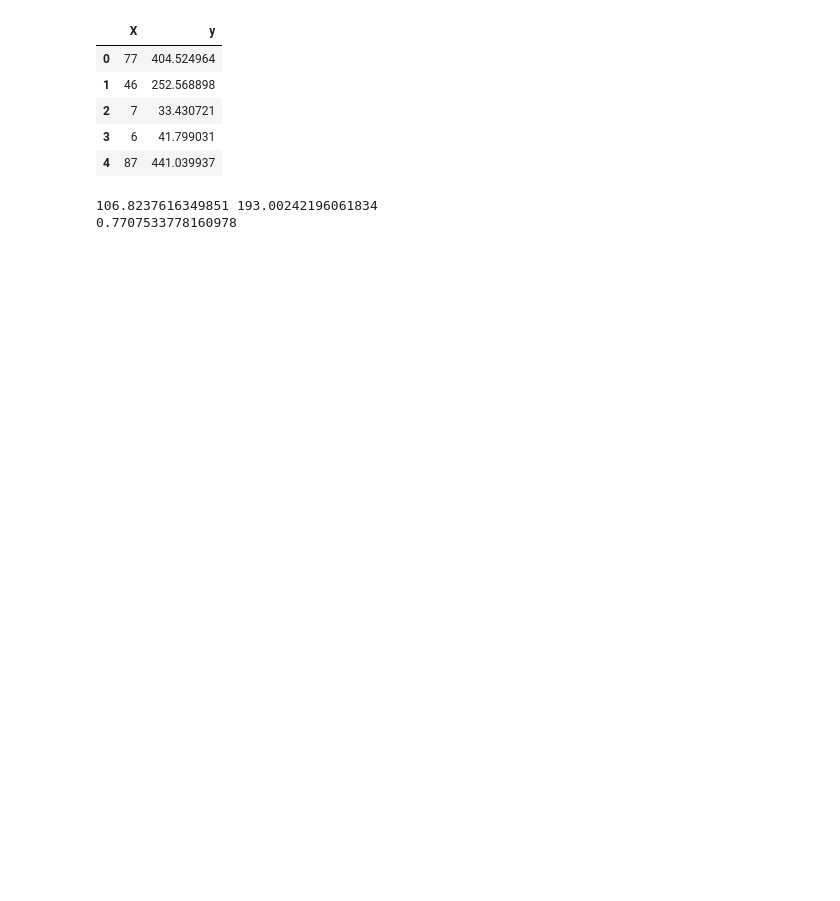
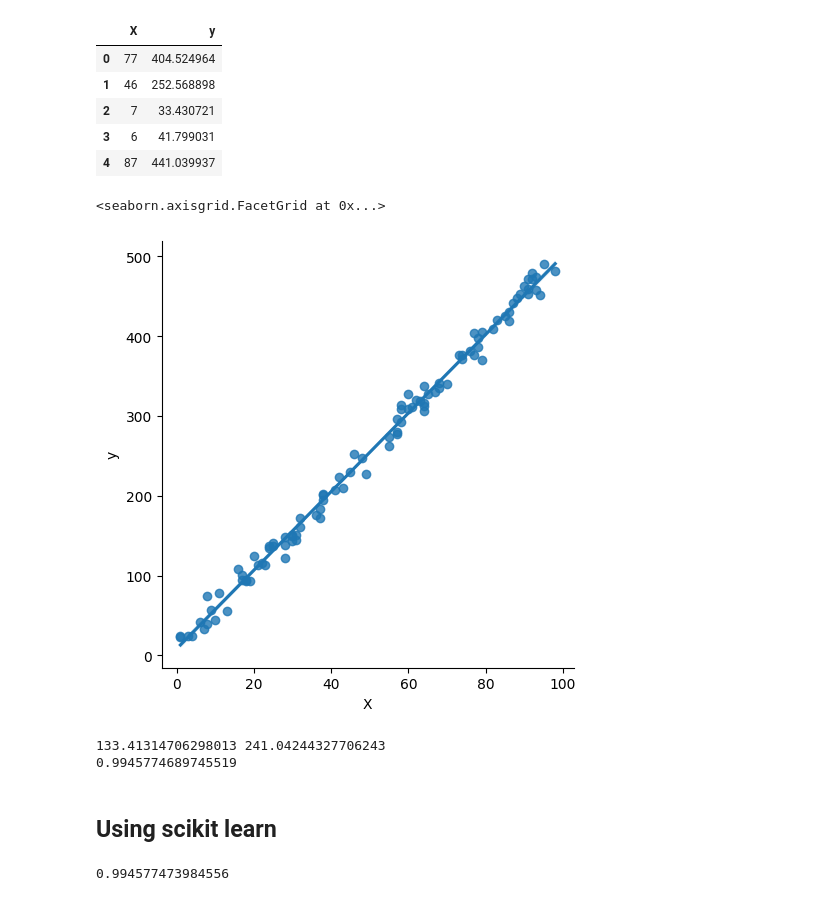
Before and after one commit to coutDG/Machine-learning-CampusX, a Jupyter notebook: ML Algos/GradientDescentScratch.ipynb, the cells around one changed output. Drawn from its saved outputs; the diff is of its cells as text; code cells hidden in the pictures; blank space fills up the shorter version.

Commit message:
SimpleGD

```diff
--- a/ML Algos/GradientDescentScratch.ipynb
+++ b/ML Algos/GradientDescentScratch.ipynb
@@ -40,6 +40,12 @@ df.head()
 | 2 | 7 | 33.430721 |
 | 3 | 6 | 41.799031 |
 | 4 | 87 | 441.039937 |
+# %%
+import seaborn as sns
+sns.lmplot(data = df , x = "X" ,y= "y")
+# %% [output]
+<seaborn.axisgrid.FacetGrid at 0x...>
+[figure, added]
 # %%
 from sklearn.model_selection import train_test_split
 X_train , X_test ,y_train ,y_test = train_test_split(df[['X']] , df[['y']] , test_size = 0.2)
@@ -49,12 +55,22 @@ scaler = StandardScaler()
 X_train = scaler.fit_transform(X_train)
 X_test = scaler.transform(X_test)
 # %%
-gd = SimpleGD(learning_rate = 0.0001 , epochs = 100)
+gd = SimpleGD(learning_rate = 0.0001 , epochs = 1000)
 gd.fit(X_train, y_train)
 y_pred = gd.predict(X_test)
 print(gd.m , gd.b)
 from sklearn.metrics import r2_score
 print(r2_score(y_test ,y_pred))
 # %% [output]
-106.8237616349851 193.00242196061834
-0.7707533778160978
+133.41314706298013 241.04244327706243
+0.9945774689745519
+# %% [markdown]
+## Using scikit learn
+# %%
+from sklearn.linear_model import LinearRegression
+lr = LinearRegression()
+lr.fit(X_train ,y_train)
+y_pred = lr.predict(X_test)
+print(r2_score(y_test ,y_pred))
+# %% [output]
+0.994577473984556
```
